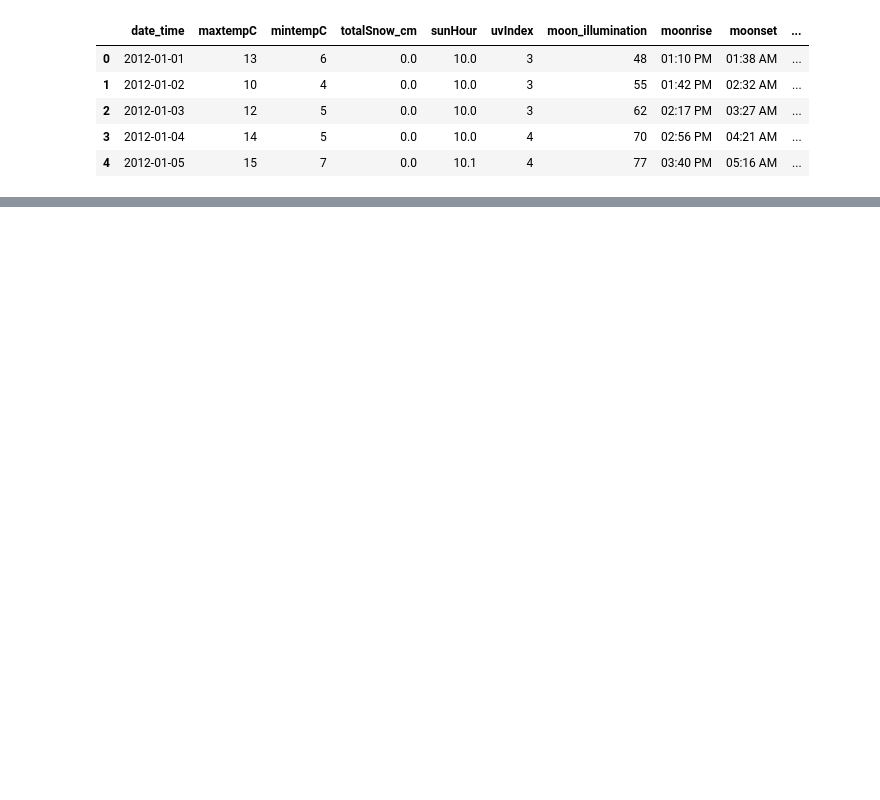
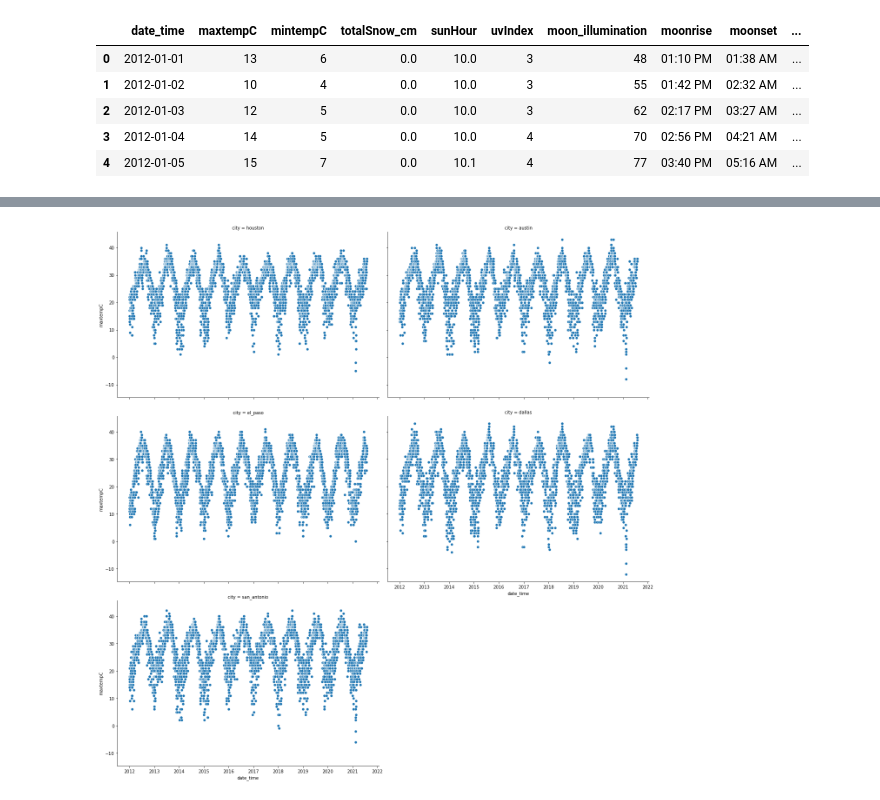
Before and after one commit to HaydenWarren/zri-forecast, a Jupyter notebook: trev/weather.ipynb, the cells around one changed output, grey strips where cells are left out. Drawn from its saved outputs; the diff is of its cells as text; code cells hidden in the pictures; blank space fills up the shorter version.

Commit message:
weather eda added and zri eda

```diff
--- a/trev/weather.ipynb
+++ b/trev/weather.ipynb
@@ -177,0 +109,2 @@ fig.plot()
+# %%
+weather = houston.append(dallas).append(elpaso).append(austin).append(sanan).sort_values(by='date_time').rename(columns={'location':'city'})
@@ -177,0 +127,8 @@ fig.plot()
+# %%
+#define grid
+g = sns.FacetGrid(data=weather, col='city', col_wrap=2, height=6, aspect=1.5)
+
+#add plots to grid
+fig = g.map(sns.scatterplot, 'date_time', 'maxtempC')
+# %% [output]
+[figure, added]
```
Also changed, not shown: parts of 23 cells of this notebook, 2 other files.
